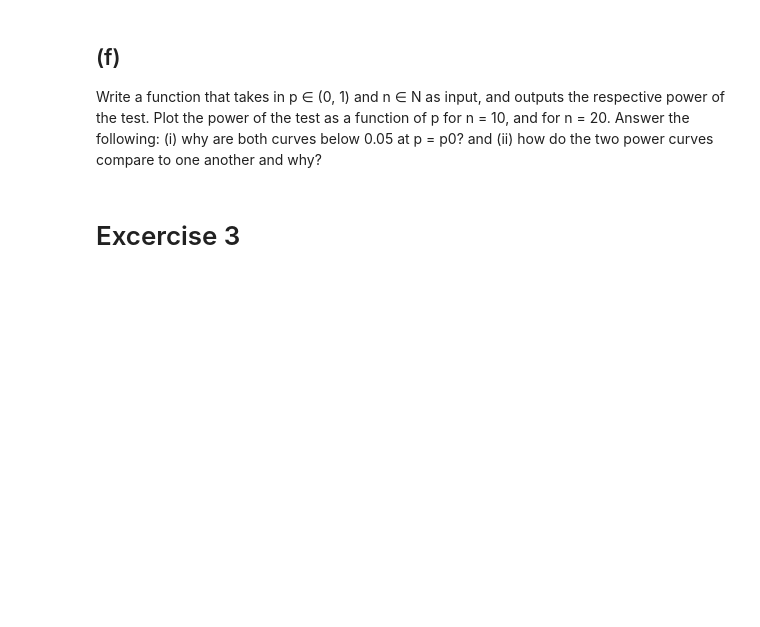
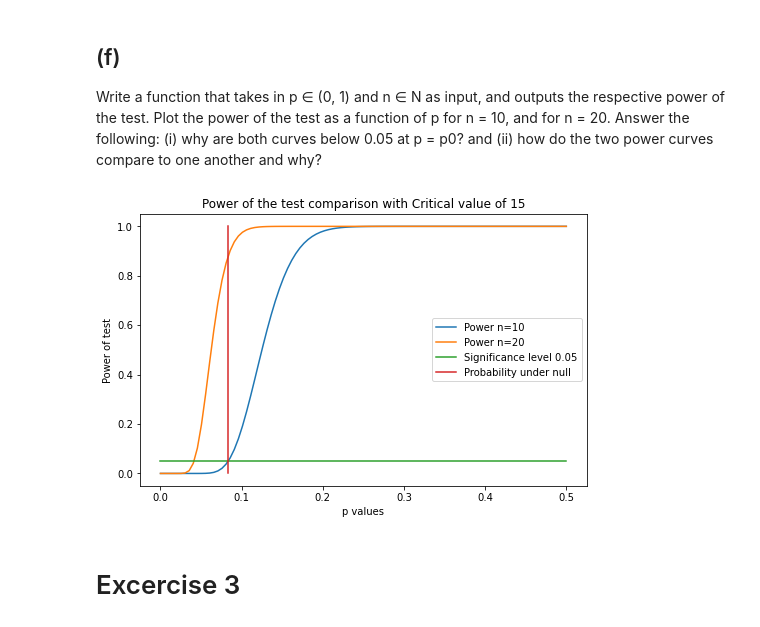
Before and after one commit to thutrangluu/Assignment_Stat, a Jupyter notebook: Assignment 2/Assignment 2 Statistics.ipynb, the cells around one changed output. Drawn from its saved outputs; the diff is of its cells as text; code cells hidden in the pictures; blank space fills up the shorter version.

```diff
--- a/Assignment 2/Assignment 2 Statistics.ipynb
+++ b/Assignment 2/Assignment 2 Statistics.ipynb
@@ -136,6 +157,27 @@ Write a function that takes in p ∈ (0, 1) and n ∈ N as input, and outputs th
 of the test. Plot the power of the test as a function of p for n = 10, and for n = 20. Answer the
 following: (i) why are both curves below 0.05 at p = p0? and (ii) how do the two power curves
 compare to one another and why?
+# %%
+def powerOfTest (n, p):
+        pi = 1- norm.cdf((15-(12*n*p))/(np.sqrt(12*n*p*(1-p))))
+        return pi
+x = np.linspace(0.00001,0.5,100)
+y = np.linspace(0.00001,1,100)
+alpha = np.ones(100)*0.05
+p0 = np.ones(100)*(1/12)
+
+plt.figure(figsize=(8,5))
+plt.plot(x,powerOfTest(10,x),label='Power n=10')
+plt.plot(x,powerOfTest(20,x),label='Power n=20')
+plt.plot(x, alpha, label = 'Significance level 0.05')
+plt.plot(p0, y, label = 'Probability under null')
+plt.title("Power of the test comparison with Critical value of 15")
+plt.xlabel('p values')
+plt.ylabel('Power of test')
+plt.legend()
+plt.show()
+# %% [output]
+[figure, added]
 # %% [markdown]
 # Excercise 3
 # %% [markdown]
```
Also changed, not shown: parts of 5 cells of this notebook.
